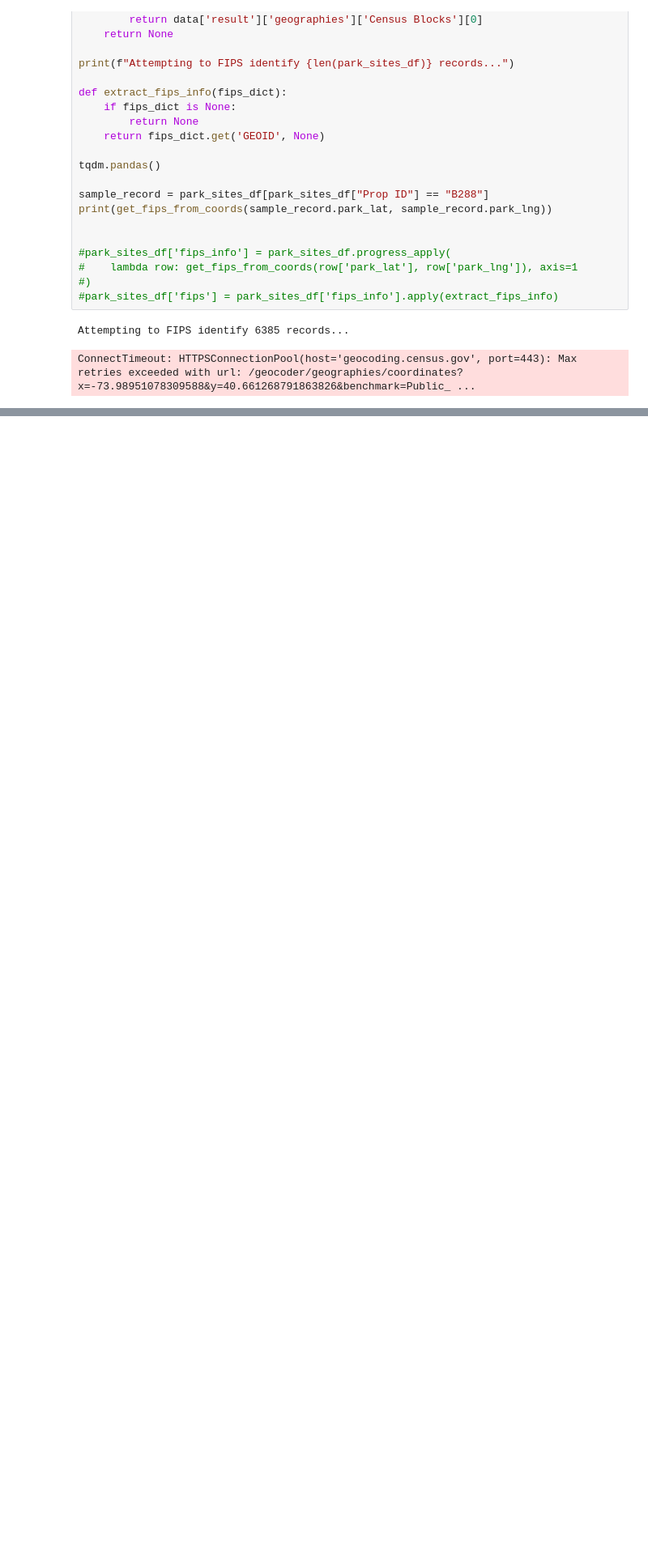
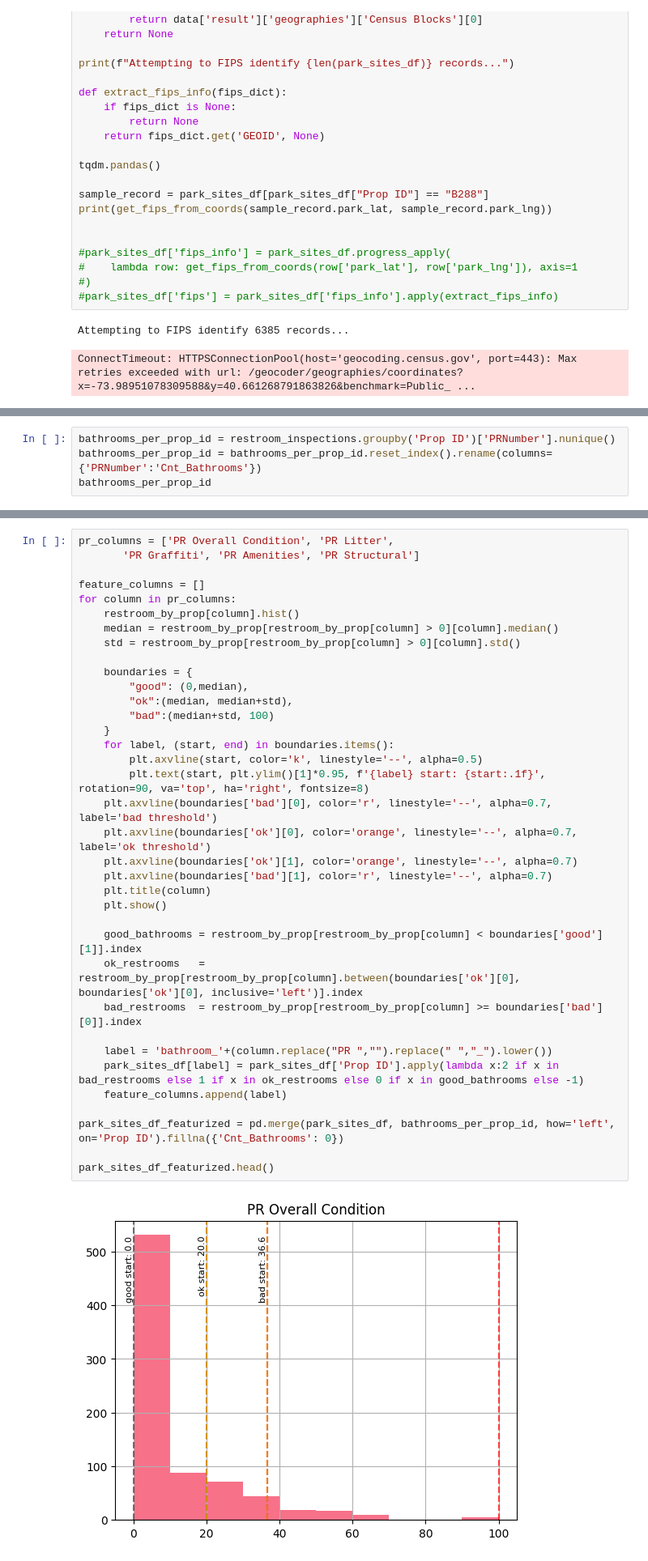
Before and after one commit to sirpthatch/analysis, a Jupyter notebook: projects/toilets/notebooks/profile_toilets.ipynb, the cells around one changed output, grey strips where cells are left out. Shown at 81% size. Saved outputs shown, nothing was run; the diff lists cells and outputs as text; blank space fills up the shorter version.

Commit message:
Cleaning up profiling code and extending analysis to featurize all quality measures

```diff
--- a/projects/toilets/notebooks/profile_toilets.ipynb
+++ b/projects/toilets/notebooks/profile_toilets.ipynb
@@ -181,0 +248,4 @@ DataSourceError: ../data/ext_data/data/tl_2025_36_tract/tl_2025_36_tract.shp: No
+# %%
+bathrooms_per_prop_id = restroom_inspections.groupby('Prop ID')['PRNumber'].nunique()
+bathrooms_per_prop_id = bathrooms_per_prop_id.reset_index().rename(columns={'PRNumber':'Cnt_Bathrooms'})
+bathrooms_per_prop_id
@@ -181,0 +266,38 @@ DataSourceError: ../data/ext_data/data/tl_2025_36_tract/tl_2025_36_tract.shp: No
+# %%
+pr_columns = ['PR Overall Condition', 'PR Litter',
+       'PR Graffiti', 'PR Amenities', 'PR Structural']
+
+feature_columns = []
+for column in pr_columns:
+    restroom_by_prop[column].hist()
+    median = restroom_by_prop[restroom_by_prop[column] > 0][column].median()
+    std = restroom_by_prop[restroom_by_prop[column] > 0][column].std()
+
+    boundaries = {
+        "good": (0,median),
+        "ok":(median, median+std),
+        "bad":(median+std, 100)
+    }
+    for label, (start, end) in boundaries.items():
+        plt.axvline(start, color='k', linestyle='--', alpha=0.5)
+        plt.text(start, plt.ylim()[1]*0.95, f'{label} start: {start:.1f}', rotation=90, va='top', ha='right', fontsize=8)
+    plt.axvline(boundaries['bad'][0], color='r', linestyle='--', alpha=0.7, label='bad threshold')
+    plt.axvline(boundaries['ok'][0], color='orange', linestyle='--', alpha=0.7, label='ok threshold')
+    plt.axvline(boundaries['ok'][1], color='orange', linestyle='--', alpha=0.7)
+    plt.axvline(boundaries['bad'][1], color='r', linestyle='--', alpha=0.7)
+    plt.title(column)
+    plt.show()
+
+    good_bathrooms = restroom_by_prop[restroom_by_prop[column] < boundaries['good'][1]].index
+    ok_restrooms   = restroom_by_prop[restroom_by_prop[column].between(boundaries['ok'][0], boundaries['ok'][0], inclusive='left')].index
+    bad_restrooms  = restroom_by_prop[restroom_by_prop[column] >= boundaries['bad'][0]].index
+
+    label = 'bathroom_'+(column.replace("PR ","").replace(" ","_").lower())
+    park_sites_df[label] = park_sites_df['Prop ID'].apply(lambda x:2 if x in bad_restrooms else 1 if x in ok_restrooms else 0 if x in good_bathrooms else -1)
+    feature_columns.append(label)
+
+park_sites_df_featurized = pd.merge(park_sites_df, bathrooms_per_prop_id, how='left', on='Prop ID').fillna({'Cnt_Bathrooms': 0})
+
+park_sites_df_featurized.head()
+# %% [output]
+[figure, added]
```
Also changed, not shown: parts of 15 cells of this notebook.
